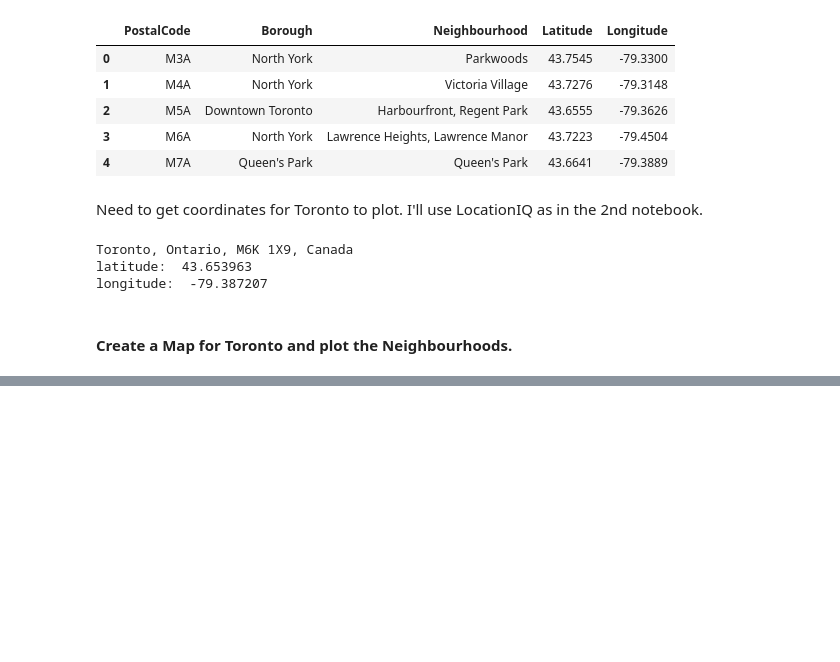
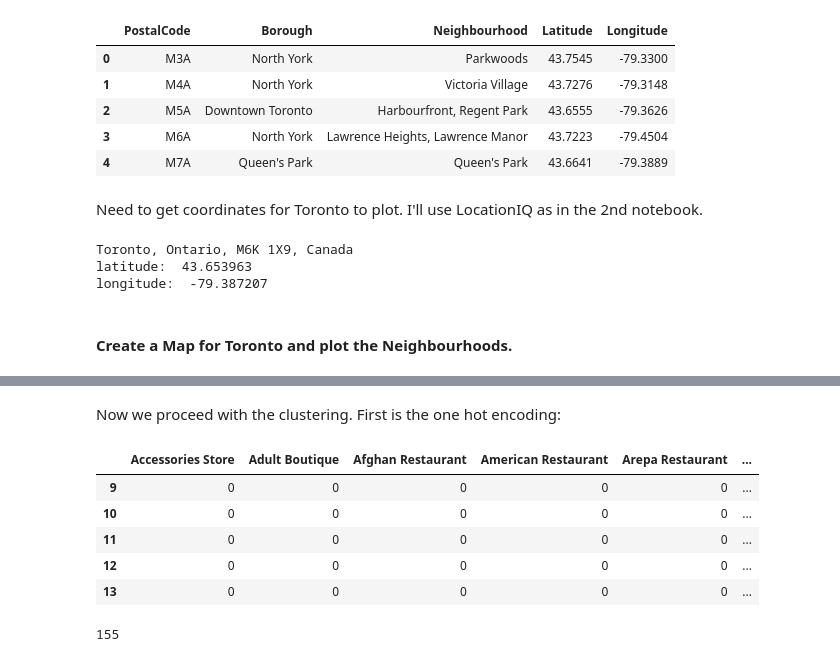
Before and after one commit to rareal/Coursera_Capstone, a Jupyter notebook: Toronto_neigh_Cluster.ipynb, the cells around one changed output, grey strips where cells are left out. Drawn from its saved outputs; the diff is of its cells as text; code cells hidden in the pictures; blank space fills up the shorter version.

```diff
--- a/Toronto_neigh_Cluster.ipynb
+++ b/Toronto_neigh_Cluster.ipynb
@@ -474,0 +197,19 @@ toto_map
+# %% [markdown]
+Now we proceed with the clustering. First is the one hot encoding:
+# %%
+# one hot encoding
+toronto_onehot = pd.get_dummies(toronto_venues_selected[['Venue Category']], prefix="", prefix_sep="")
+toronto_onehot.head()
+# %% [output]
+|  | Accessories Store | Adult Boutique | Afghan Restaurant | American Restaurant | Arepa Restaurant | ... |
+| 9 | 0 | 0 | 0 | 0 | 0 | ... |
+| 10 | 0 | 0 | 0 | 0 | 0 | ... |
+| 11 | 0 | 0 | 0 | 0 | 0 | ... |
+| 12 | 0 | 0 | 0 | 0 | 0 | ... |
+| 13 | 0 | 0 | 0 | 0 | 0 | ... |
+# %%
+# add neighborhood column back to dataframe
+toronto_onehot['Neighborhood'] = toronto_venues_selected['Neighborhood']
+list(toronto_onehot.columns).index('Neighborhood')
+# %% [output]
+155
```
Also changed, not shown: parts of 49 cells of this notebook.
